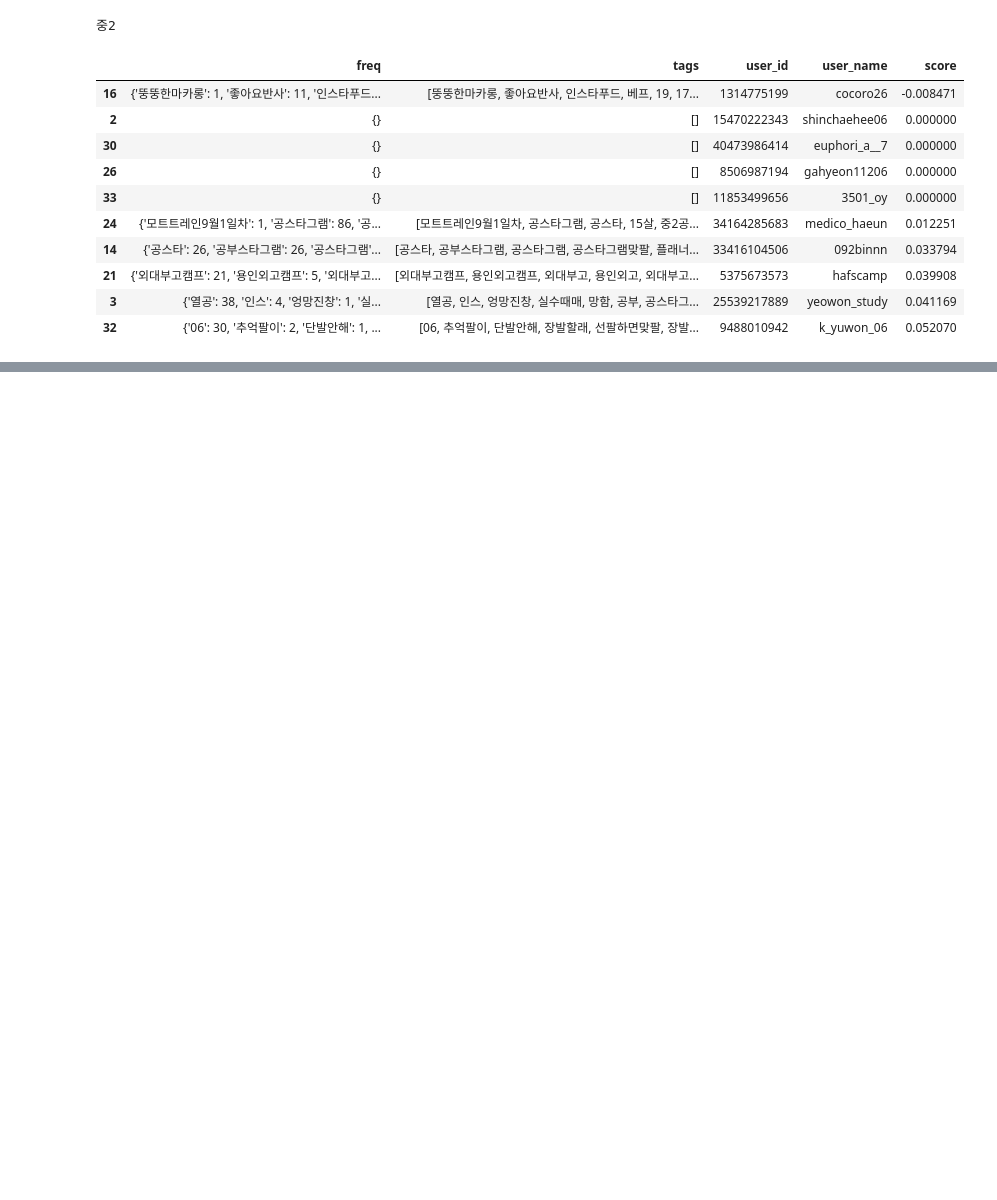
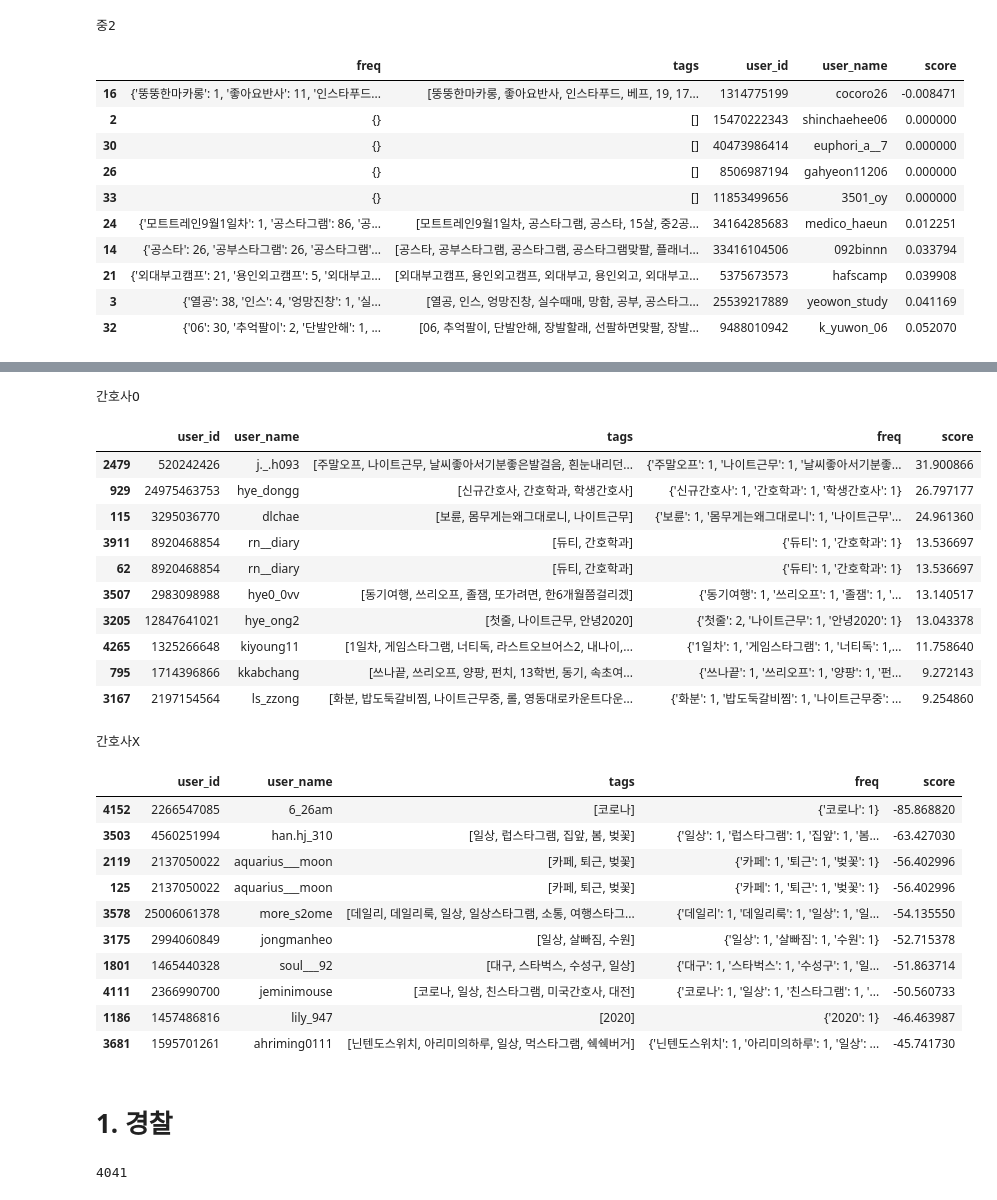
Before and after one commit to Dev-hottae/insta_profiling, a Jupyter notebook: data_crawling/user_filtering.ipynb, the cells around one changed output, grey strips where cells are left out. Cells and saved outputs as stored; diff of their text form; code cells hidden in the pictures; blank space fills up the shorter version.

```diff
--- a/data_crawling/user_filtering.ipynb
+++ b/data_crawling/user_filtering.ipynb
@@ -474,21 +474,3 @@ class UserFiltering:
             df[i]['score'] = df[i]['freq'].apply(lambda x: scoring(x, i))
 
         return df, voca_top
-# %%
-N_category=9
-hashtags = [
-    ["간호사", "나이팅게일선서식", "널스타그램", "응급실간호사", "간호사그램"],
-    ["경찰", "경찰스타그램", "중앙경찰학교"],
-    ["교사", "교사스타그램", "쌤스타그램"],
-    ["군인", "군스타그램", "군인스타그램"],
-    ["소방관", "소방공무원", "소방스타그램"],
-    ["의사", "의사스타그램"],
-    ["고1", "고2", "고3", "중1", "중2", "중3"],
-    ["딸맘그램"],
-    ["백수"]
-]
-
-path = 'C:/Users/bogyung/Downloads/crawling/test/'
-df = [0 for i in range(N_category)]
-
-uf = UserFiltering(hashtags=hashtags, N_category=3, df=df)
@@ -494,0 +686,13 @@ uf = UserFiltering(hashtags=hashtags, N_category=3, df=df)
+# %%
+uf = UserFiltering(hashtags, N_category, df)
+# %%
+N = [19, 40, 100, 40, 60, 19, 100, 10, 50]
+data, top_word, neg_word = uf.filtering(N, 50)
+# %%
+# 필터링 head, tail 결과 보기
+def filtered_table(job_name, job_num, view_num):
+    print(job_name + "O")
+    display(data[job_num].sort_values(by='score', ascending=False).head(view_num))
+    print('\n')
+    print(job_name + "X")
+    display(data[job_num].sort_values(by='score', ascending=True).head(view_num))
@@ -494,0 +731,33 @@ uf = UserFiltering(hashtags=hashtags, N_category=3, df=df)
+# %%
+filtered_table("간호사", 0, 10)
+# %% [output]
+간호사O
+|  | user_id | user_name | tags | freq | score |
+| 2479 | 520242426 | j._.h093 | [주말오프, 나이트근무, 날씨좋아서기분좋은발걸음, 흰눈내리던... | {'주말오프': 1, '나이트근무': 1, '날씨좋아서기분좋... | 31.900866 |
+| 929 | 24975463753 | hye_dongg | [신규간호사, 간호학과, 학생간호사] | {'신규간호사': 1, '간호학과': 1, '학생간호사': 1} | 26.797177 |
+| 115 | 3295036770 | dlchae | [보륜, 몸무게는왜그대로니, 나이트근무] | {'보륜': 1, '몸무게는왜그대로니': 1, '나이트근무'... | 24.961360 |
+| 3911 | 8920468854 | rn__diary | [듀티, 간호학과] | {'듀티': 1, '간호학과': 1} | 13.536697 |
+| 62 | 8920468854 | rn__diary | [듀티, 간호학과] | {'듀티': 1, '간호학과': 1} | 13.536697 |
+| 3507 | 2983098988 | hye0_0vv | [동기여행, 쓰리오프, 졸잼, 또가려면, 한6개월쯤걸리겠] | {'동기여행': 1, '쓰리오프': 1, '졸잼': 1, '... | 13.140517 |
+| 3205 | 12847641021 | hye_ong2 | [첫줄, 나이트근무, 안녕2020] | {'첫줄': 2, '나이트근무': 1, '안녕2020': 1} | 13.043378 |
+| 4265 | 1325266648 | kiyoung11 | [1일차, 게임스타그램, 너티독, 라스트오브어스2, 내나이,... | {'1일차': 1, '게임스타그램': 1, '너티독': 1,... | 11.758640 |
+| 795 | 1714396866 | kkabchang | [쓰나끝, 쓰리오프, 양팡, 펀치, 13학번, 동기, 속초여... | {'쓰나끝': 1, '쓰리오프': 1, '양팡': 1, '펀... | 9.272143 |
+| 3167 | 2197154564 | ls_zzong | [화분, 밥도둑갈비찜, 나이트근무중, 롤, 영동대로카운트다운... | {'화분': 1, '밥도둑갈비찜': 1, '나이트근무중': ... | 9.254860 |
+간호사X
+|  | user_id | user_name | tags | freq | score |
+| 4152 | 2266547085 | 6_26am | [코로나] | {'코로나': 1} | -85.868820 |
+| 3503 | 4560251994 | han.hj_310 | [일상, 럽스타그램, 집앞, 봄, 벚꽃] | {'일상': 1, '럽스타그램': 1, '집앞': 1, '봄... | -63.427030 |
+| 2119 | 2137050022 | aquarius___moon | [카페, 퇴근, 벚꽃] | {'카페': 1, '퇴근': 1, '벚꽃': 1} | -56.402996 |
+| 125 | 2137050022 | aquarius___moon | [카페, 퇴근, 벚꽃] | {'카페': 1, '퇴근': 1, '벚꽃': 1} | -56.402996 |
+| 3578 | 25006061378 | more_s2ome | [데일리, 데일리룩, 일상, 일상스타그램, 소통, 여행스타그... | {'데일리': 1, '데일리룩': 1, '일상': 1, '일... | -54.135550 |
+| 3175 | 2994060849 | jongmanheo | [일상, 살빠짐, 수원] | {'일상': 1, '살빠짐': 1, '수원': 1} | -52.715378 |
+| 1801 | 1465440328 | soul___92 | [대구, 스타벅스, 수성구, 일상] | {'대구': 1, '스타벅스': 1, '수성구': 1, '일... | -51.863714 |
+| 4111 | 2366990700 | jeminimouse | [코로나, 일상, 친스타그램, 미국간호사, 대전] | {'코로나': 1, '일상': 1, '친스타그램': 1, '... | -50.560733 |
+| 1186 | 1457486816 | lily_947 | [2020] | {'2020': 1} | -46.463987 |
+| 3681 | 1595701261 | ahriming0111 | [닌텐도스위치, 아리미의하루, 일상, 먹스타그램, 쉑쉑버거] | {'닌텐도스위치': 1, '아리미의하루': 1, '일상': ... | -45.741730 |
+# %% [markdown]
+# 1. 경찰
+# %%
+len(police)
+# %% [output]
+4041
```
Also changed, not shown: parts of 36 cells of this notebook.
